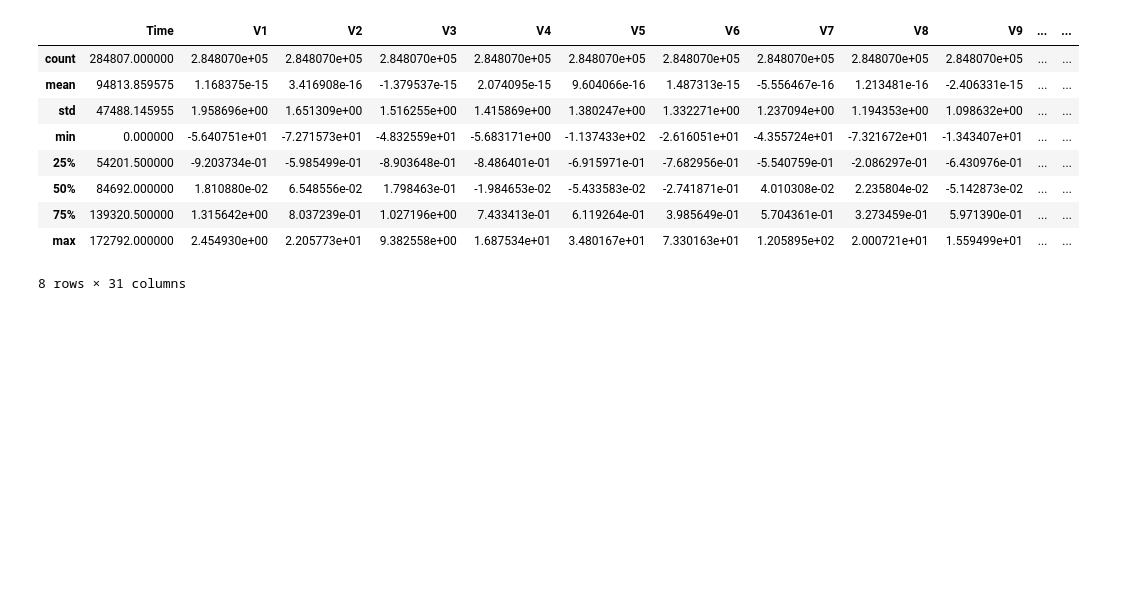
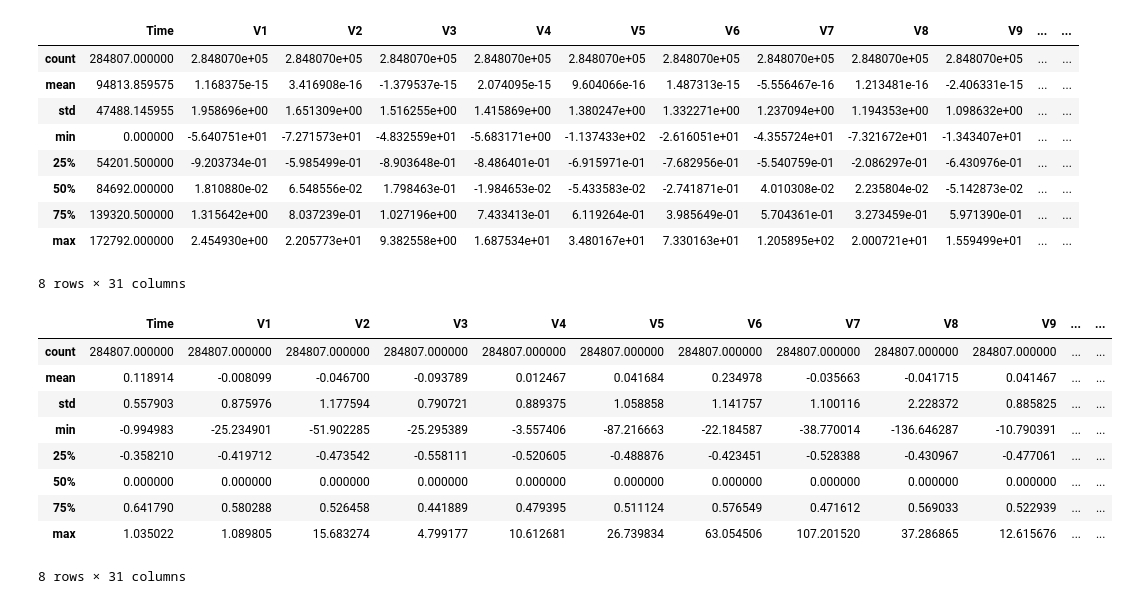
Before and after one commit to chunren/credit-card-fraud-detection-by-ml-xgboost, a Jupyter notebook: cc_fraud_detection.ipynb, the cells around one changed output. Saved outputs shown, nothing was run; the diff lists cells and outputs as text; code cells hidden in the pictures; blank space fills up the shorter version.

```diff
--- a/cc_fraud_detection.ipynb
+++ b/cc_fraud_detection.ipynb
@@ -156,3 +156,16 @@ df.describe()
 | 75% | 139320.500000 | 1.315642e+00 | 8.037239e-01 | 1.027196e+00 | 7.433413e-01 | 6.119264e-01 | 3.985649e-01 | 5.704361e-01 | 3.273459e-01 | 5.971390e-01 | ... | ... |
 | max | 172792.000000 | 2.454930e+00 | 2.205773e+01 | 9.382558e+00 | 1.687534e+01 | 3.480167e+01 | 7.330163e+01 | 1.205895e+02 | 2.000721e+01 | 1.559499e+01 | ... | ... |
 8 rows × 31 columns
+# %%
+scaled_df.describe()
+# %% [output]
+|  | Time | V1 | V2 | V3 | V4 | V5 | V6 | V7 | V8 | V9 | ... | ... |
+| count | 284807.000000 | 284807.000000 | 284807.000000 | 284807.000000 | 284807.000000 | 284807.000000 | 284807.000000 | 284807.000000 | 284807.000000 | 284807.000000 | ... | ... |
+| mean | 0.118914 | -0.008099 | -0.046700 | -0.093789 | 0.012467 | 0.041684 | 0.234978 | -0.035663 | -0.041715 | 0.041467 | ... | ... |
+| std | 0.557903 | 0.875976 | 1.177594 | 0.790721 | 0.889375 | 1.058858 | 1.141757 | 1.100116 | 2.228372 | 0.885825 | ... | ... |
+| min | -0.994983 | -25.234901 | -51.902285 | -25.295389 | -3.557406 | -87.216663 | -22.184587 | -38.770014 | -136.646287 | -10.790391 | ... | ... |
+| 25% | -0.358210 | -0.419712 | -0.473542 | -0.558111 | -0.520605 | -0.488876 | -0.423451 | -0.528388 | -0.430967 | -0.477061 | ... | ... |
+| 50% | 0.000000 | 0.000000 | 0.000000 | 0.000000 | 0.000000 | 0.000000 | 0.000000 | 0.000000 | 0.000000 | 0.000000 | ... | ... |
+| 75% | 0.641790 | 0.580288 | 0.526458 | 0.441889 | 0.479395 | 0.511124 | 0.576549 | 0.471612 | 0.569033 | 0.522939 | ... | ... |
+| max | 1.035022 | 1.089805 | 15.683274 | 4.799177 | 10.612681 | 26.739834 | 63.054506 | 107.201520 | 37.286865 | 12.615676 | ... | ... |
+8 rows × 31 columns
```
Also changed, not shown: parts of 4 cells of this notebook.
